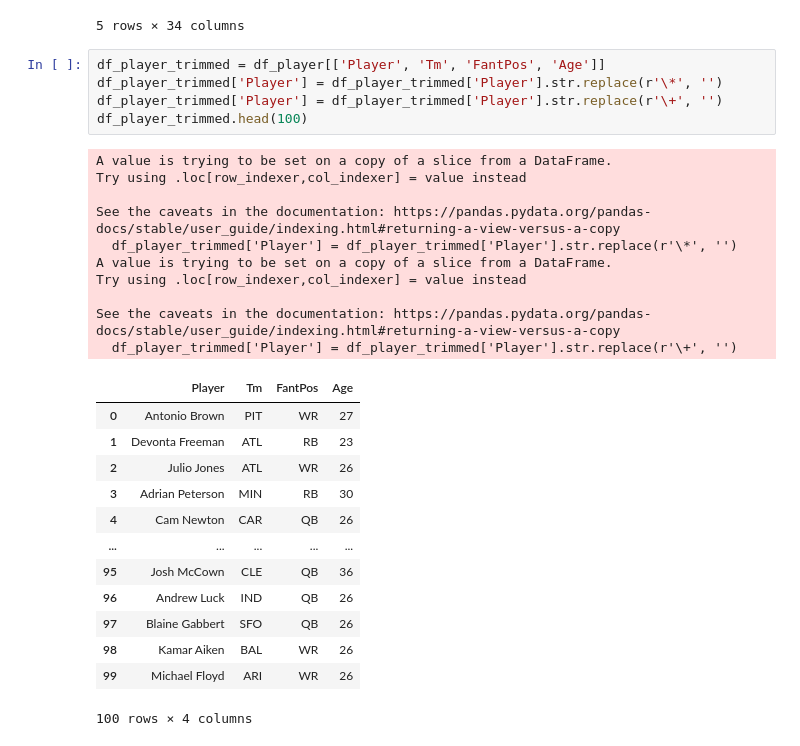
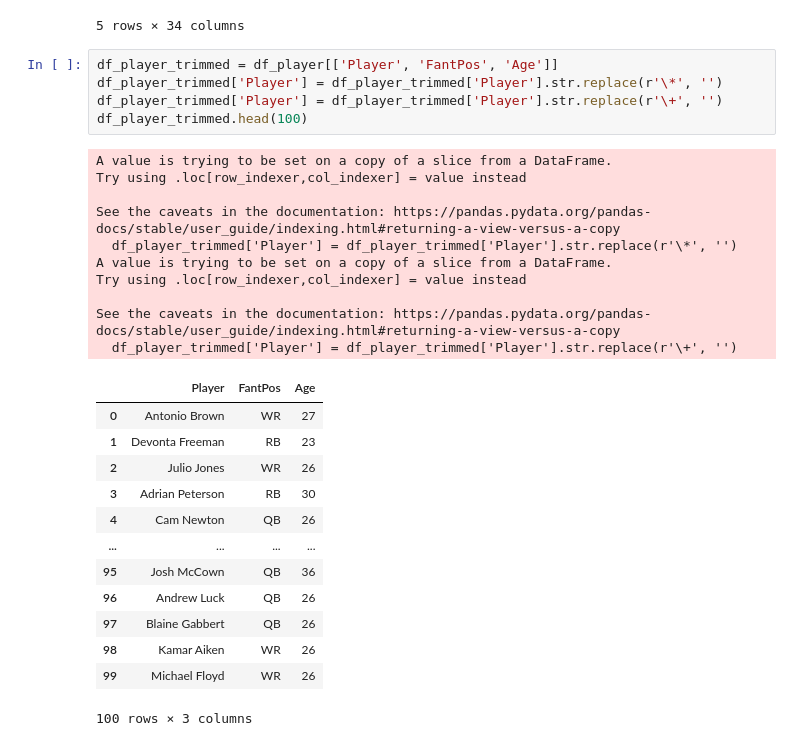
Before and after one commit to malreadjr/NFL-playersalary-Project, a Jupyter notebook: Data/dataMerging.ipynb, the cells around one changed output. Drawn from its saved outputs; the diff is of its cells as text.

```diff
--- a/Data/dataMerging.ipynb
+++ b/Data/dataMerging.ipynb
@@ -25,31 +26,31 @@ df_player.head()
 | 4 | 5 | Cam Newton*+ | CAR | QB | 26 | 16 | 16 | 296 | ... |
 5 rows × 34 columns
 # %%
-df_player_trimmed = df_player[['Player', 'Tm', 'FantPos', 'Age']]
+df_player_trimmed = df_player[['Player', 'FantPos', 'Age']]
 df_player_trimmed['Player'] = df_player_trimmed['Player'].str.replace(r'\*', '')
 df_player_trimmed['Player'] = df_player_trimmed['Player'].str.replace(r'\+', '')
 df_player_trimmed.head(100)
 # %% [output]
 A value is trying to be set on a copy of a slice from a DataFrame.
 Try using .loc[row_indexer,col_indexer] = value instead
 
 See the caveats in the documentation: https://pandas.pydata.org/pandas-docs/stable/user_guide/indexing.html#returning-a-view-versus-a-copy
   df_player_trimmed['Player'] = df_player_trimmed['Player'].str.replace(r'\*', '')
 A value is trying to be set on a copy of a slice from a DataFrame.
 Try using .loc[row_indexer,col_indexer] = value instead
 
 See the caveats in the documentation: https://pandas.pydata.org/pandas-docs/stable/user_guide/indexing.html#returning-a-view-versus-a-copy
   df_player_trimmed['Player'] = df_player_trimmed['Player'].str.replace(r'\+', '')
-|  | Player | Tm | FantPos | Age |
-| 0 | Antonio Brown | PIT | WR | 27 |
-| 1 | Devonta Freeman | ATL | RB | 23 |
-| 2 | Julio Jones | ATL | WR | 26 |
-| 3 | Adrian Peterson | MIN | RB | 30 |
-| 4 | Cam Newton | CAR | QB | 26 |
-| ... | ... | ... | ... | ... |
-| 95 | Josh McCown | CLE | QB | 36 |
-| 96 | Andrew Luck | IND | QB | 26 |
-| 97 | Blaine Gabbert | SFO | QB | 26 |
-| 98 | Kamar Aiken | BAL | WR | 26 |
-| 99 | Michael Floyd | ARI | WR | 26 |
+|  | Player | FantPos | Age |
+| 0 | Antonio Brown | WR | 27 |
+| 1 | Devonta Freeman | RB | 23 |
+| 2 | Julio Jones | WR | 26 |
+| 3 | Adrian Peterson | RB | 30 |
+| 4 | Cam Newton | QB | 26 |
+| ... | ... | ... | ... |
+| 95 | Josh McCown | QB | 36 |
+| 96 | Andrew Luck | QB | 26 |
+| 97 | Blaine Gabbert | QB | 26 |
+| 98 | Kamar Aiken | WR | 26 |
+| 99 | Michael Floyd | WR | 26 |
-100 rows × 4 columns
+100 rows × 3 columns
```
Also changed, not shown: parts of 15 cells of this notebook, 3 other files.
